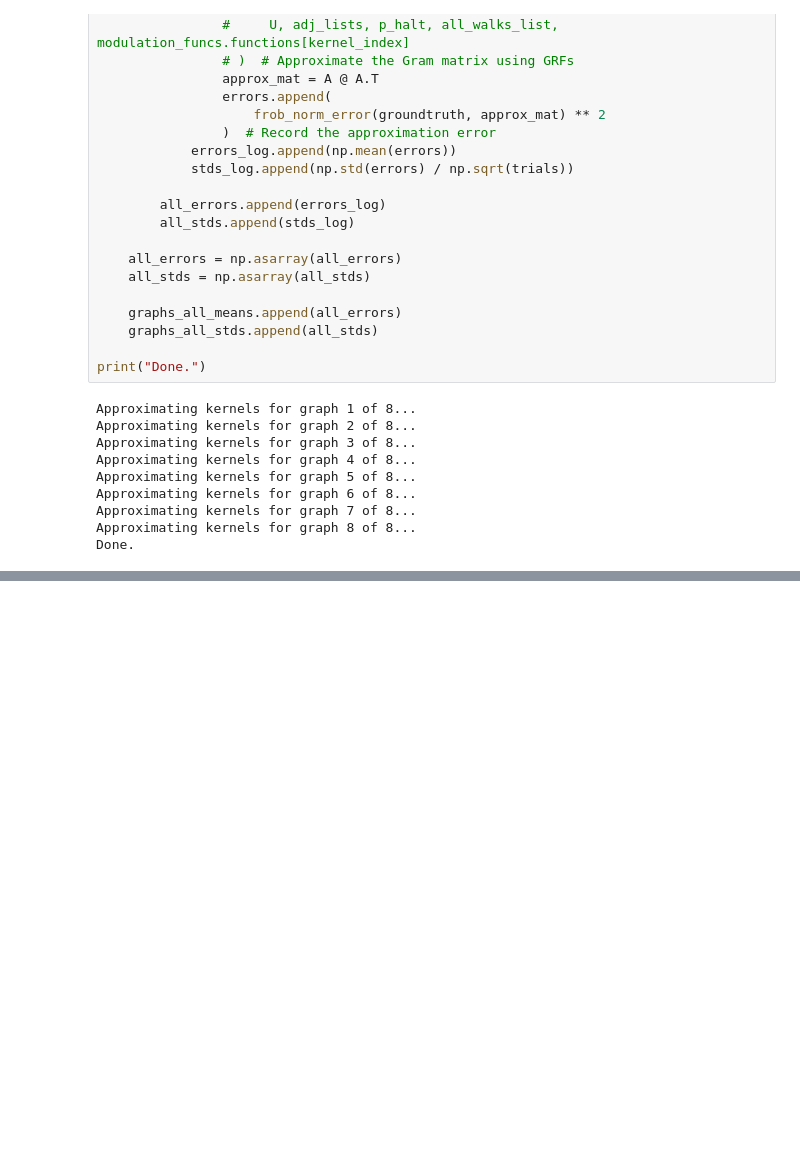
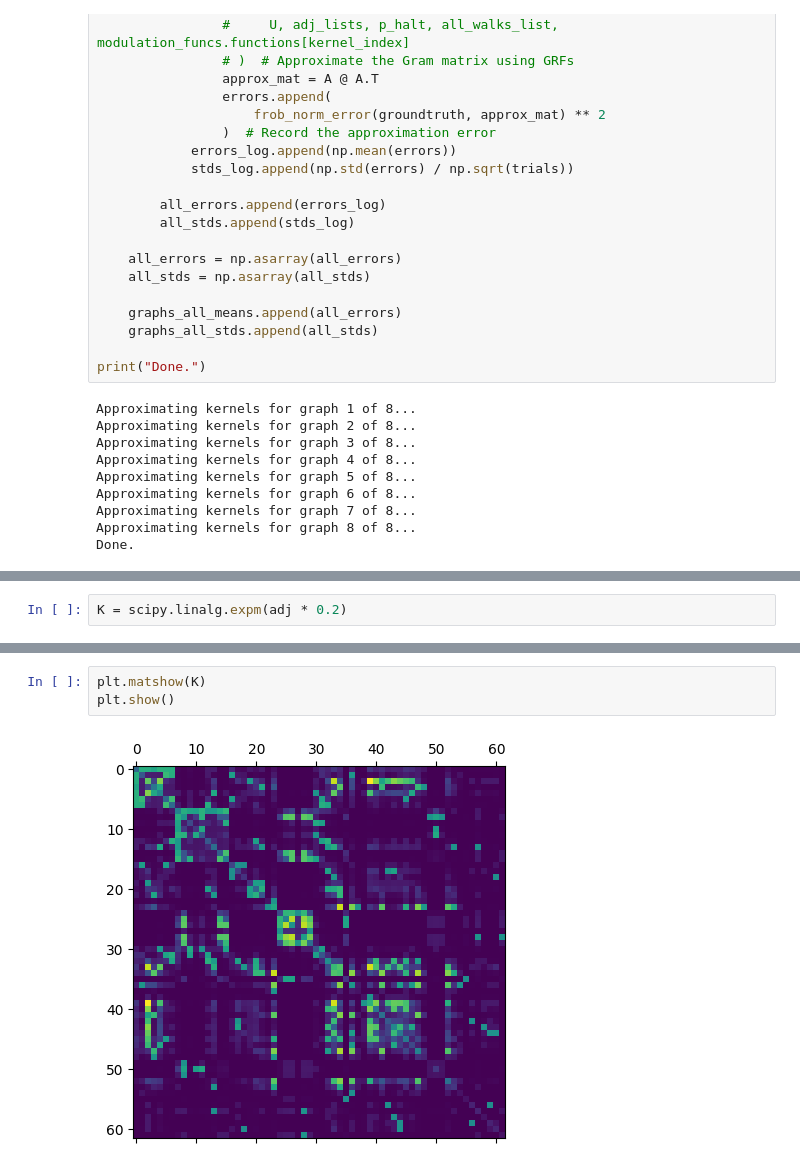
Before and after one commit to ANKer661/g-GRFs-reproduce, a Jupyter notebook: g-GRF.ipynb, the cells around one changed output, grey strips where cells are left out. Saved outputs shown, nothing was run; the diff lists cells and outputs as text; blank space fills up the shorter version.

```diff
--- a/g-GRF.ipynb
+++ b/g-GRF.ipynb
@@ -363,0 +371,2 @@ for A in adj_matrices:
+# %%
+K = scipy.linalg.expm(adj * 0.2)
@@ -363,0 +404,5 @@ for A in adj_matrices:
+# %%
+plt.matshow(K)
+plt.show()
+# %% [output]
+[figure, added]
```
Also changed, not shown: parts of 24 cells of this notebook, 1 other file.
